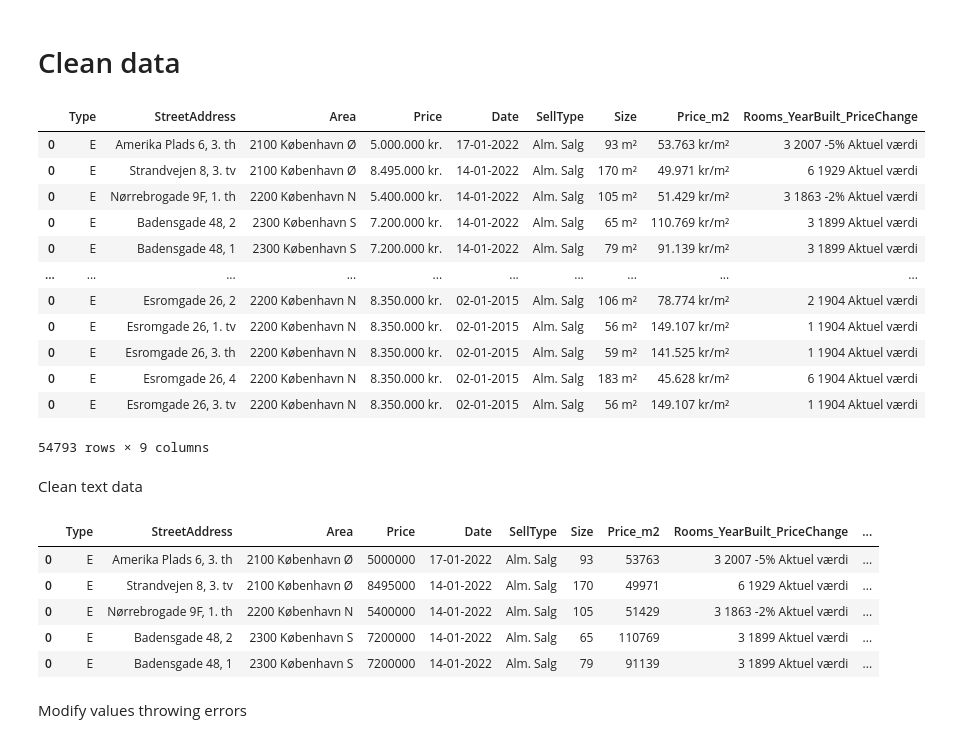
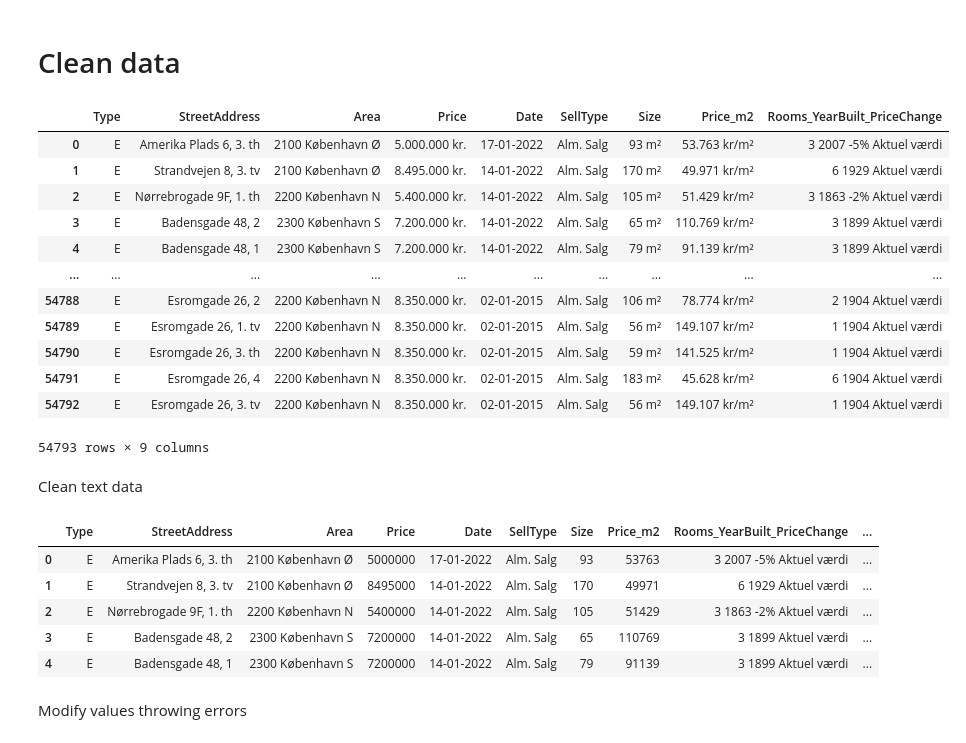
Before and after one commit to MartinJHallberg/BoligaData, a Jupyter notebook: BoligaScraping.ipynb, the cells around one changed output. Saved outputs shown, nothing was run; the diff lists cells and outputs as text; code cells hidden in the pictures.

```diff
--- a/BoligaScraping.ipynb
+++ b/BoligaScraping.ipynb
@@ -433,22 +433,24 @@ df_test
 # %% [markdown]
 # Clean data
 # %%
+df_test =  pd.read_csv('Data_Boliga_20220208.csv')
+
 df = df_test.copy()
 
 df
 # %% [output]
 |  | Type | StreetAddress | Area | Price | Date | SellType | Size | Price_m2 | Rooms_YearBuilt_PriceChange |
 | 0 | E | Amerika Plads 6, 3. th | 2100 København Ø | 5.000.000 kr. | 17-01-2022 | Alm. Salg | 93 m² | 53.763 kr/m² | 3 2007 -5% Aktuel værdi |
-| 0 | E | Strandvejen 8, 3. tv | 2100 København Ø | 8.495.000 kr. | 14-01-2022 | Alm. Salg | 170 m² | 49.971 kr/m² | 6 1929 Aktuel værdi |
-| 0 | E | Nørrebrogade 9F, 1. th | 2200 København N | 5.400.000 kr. | 14-01-2022 | Alm. Salg | 105 m² | 51.429 kr/m² | 3 1863 -2% Aktuel værdi |
-| 0 | E | Badensgade 48, 2 | 2300 København S | 7.200.000 kr. | 14-01-2022 | Alm. Salg | 65 m² | 110.769 kr/m² | 3 1899 Aktuel værdi |
-| 0 | E | Badensgade 48, 1 | 2300 København S | 7.200.000 kr. | 14-01-2022 | Alm. Salg | 79 m² | 91.139 kr/m² | 3 1899 Aktuel værdi |
+| 1 | E | Strandvejen 8, 3. tv | 2100 København Ø | 8.495.000 kr. | 14-01-2022 | Alm. Salg | 170 m² | 49.971 kr/m² | 6 1929 Aktuel værdi |
+| 2 | E | Nørrebrogade 9F, 1. th | 2200 København N | 5.400.000 kr. | 14-01-2022 | Alm. Salg | 105 m² | 51.429 kr/m² | 3 1863 -2% Aktuel værdi |
+| 3 | E | Badensgade 48, 2 | 2300 København S | 7.200.000 kr. | 14-01-2022 | Alm. Salg | 65 m² | 110.769 kr/m² | 3 1899 Aktuel værdi |
+| 4 | E | Badensgade 48, 1 | 2300 København S | 7.200.000 kr. | 14-01-2022 | Alm. Salg | 79 m² | 91.139 kr/m² | 3 1899 Aktuel værdi |
 | ... | ... | ... | ... | ... | ... | ... | ... | ... | ... |
-| 0 | E | Esromgade 26, 2 | 2200 København N | 8.350.000 kr. | 02-01-2015 | Alm. Salg | 106 m² | 78.774 kr/m² | 2 1904 Aktuel værdi |
-| 0 | E | Esromgade 26, 1. tv | 2200 København N | 8.350.000 kr. | 02-01-2015 | Alm. Salg | 56 m² | 149.107 kr/m² | 1 1904 Aktuel værdi |
-| 0 | E | Esromgade 26, 3. th | 2200 København N | 8.350.000 kr. | 02-01-2015 | Alm. Salg | 59 m² | 141.525 kr/m² | 1 1904 Aktuel værdi |
-| 0 | E | Esromgade 26, 4 | 2200 København N | 8.350.000 kr. | 02-01-2015 | Alm. Salg | 183 m² | 45.628 kr/m² | 6 1904 Aktuel værdi |
-| 0 | E | Esromgade 26, 3. tv | 2200 København N | 8.350.000 kr. | 02-01-2015 | Alm. Salg | 56 m² | 149.107 kr/m² | 1 1904 Aktuel værdi |
+| 54788 | E | Esromgade 26, 2 | 2200 København N | 8.350.000 kr. | 02-01-2015 | Alm. Salg | 106 m² | 78.774 kr/m² | 2 1904 Aktuel værdi |
+| 54789 | E | Esromgade 26, 1. tv | 2200 København N | 8.350.000 kr. | 02-01-2015 | Alm. Salg | 56 m² | 149.107 kr/m² | 1 1904 Aktuel værdi |
+| 54790 | E | Esromgade 26, 3. th | 2200 København N | 8.350.000 kr. | 02-01-2015 | Alm. Salg | 59 m² | 141.525 kr/m² | 1 1904 Aktuel værdi |
+| 54791 | E | Esromgade 26, 4 | 2200 København N | 8.350.000 kr. | 02-01-2015 | Alm. Salg | 183 m² | 45.628 kr/m² | 6 1904 Aktuel værdi |
+| 54792 | E | Esromgade 26, 3. tv | 2200 København N | 8.350.000 kr. | 02-01-2015 | Alm. Salg | 56 m² | 149.107 kr/m² | 1 1904 Aktuel værdi |
 54793 rows × 9 columns
 # %% [markdown]
 Clean text data
@@ -468,10 +470,10 @@ df.head()
 # %% [output]
 |  | Type | StreetAddress | Area | Price | Date | SellType | Size | Price_m2 | Rooms_YearBuilt_PriceChange | ... |
 | 0 | E | Amerika Plads 6, 3. th | 2100 København Ø | 5000000 | 17-01-2022 | Alm. Salg | 93 | 53763 | 3 2007 -5% Aktuel værdi | ... |
-| 0 | E | Strandvejen 8, 3. tv | 2100 København Ø | 8495000 | 14-01-2022 | Alm. Salg | 170 | 49971 | 6 1929 Aktuel værdi | ... |
-| 0 | E | Nørrebrogade 9F, 1. th | 2200 København N | 5400000 | 14-01-2022 | Alm. Salg | 105 | 51429 | 3 1863 -2% Aktuel værdi | ... |
-| 0 | E | Badensgade 48, 2 | 2300 København S | 7200000 | 14-01-2022 | Alm. Salg | 65 | 110769 | 3 1899 Aktuel værdi | ... |
-| 0 | E | Badensgade 48, 1 | 2300 København S | 7200000 | 14-01-2022 | Alm. Salg | 79 | 91139 | 3 1899 Aktuel værdi | ... |
+| 1 | E | Strandvejen 8, 3. tv | 2100 København Ø | 8495000 | 14-01-2022 | Alm. Salg | 170 | 49971 | 6 1929 Aktuel værdi | ... |
+| 2 | E | Nørrebrogade 9F, 1. th | 2200 København N | 5400000 | 14-01-2022 | Alm. Salg | 105 | 51429 | 3 1863 -2% Aktuel værdi | ... |
+| 3 | E | Badensgade 48, 2 | 2300 København S | 7200000 | 14-01-2022 | Alm. Salg | 65 | 110769 | 3 1899 Aktuel værdi | ... |
+| 4 | E | Badensgade 48, 1 | 2300 København S | 7200000 | 14-01-2022 | Alm. Salg | 79 | 91139 | 3 1899 Aktuel værdi | ... |
 # %% [markdown]
 Modify values throwing errors
 # %%
```
Also changed, not shown: 1 other file.
